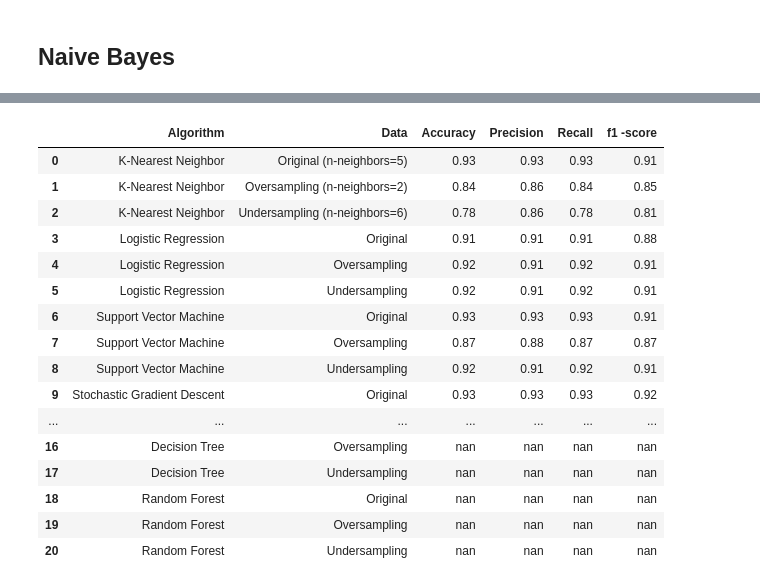
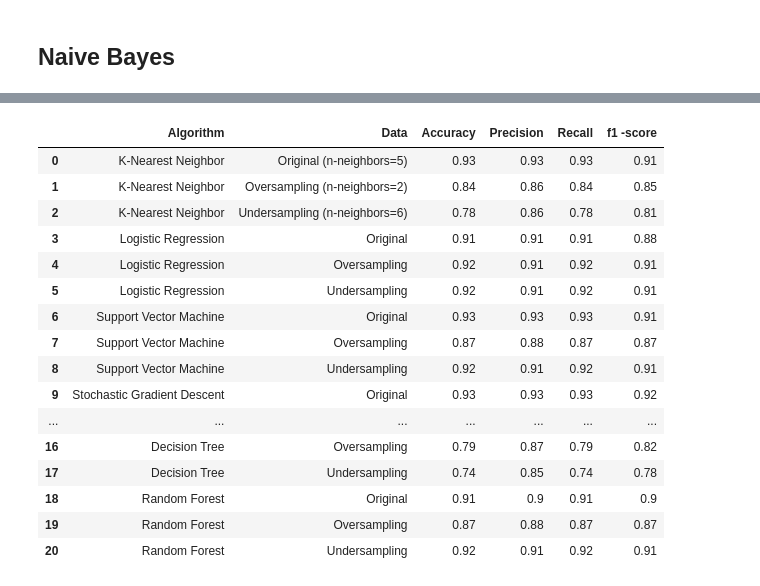
Before and after one commit to vnguye12/vy_capstone1, a Jupyter notebook: Capstone1.ipynb, the cells around one changed output, grey strips where cells are left out. Cells and saved outputs as stored; diff of their text form; code cells hidden in the pictures.

```diff
--- a/Capstone1.ipynb
+++ b/Capstone1.ipynb
@@ -1121,24 +1331,24 @@ ImportError: cannot import name '_check_sample_weight' from 'sklearn.utils.valid
 # %%
-result=pd.read_excel('/Users/vnguyenair/Desktop/vy_capstone1/Result-2.xlsx')
+result=pd.read_excel('/Users/vnguyenair/Desktop/vy_capstone1/Result.xlsx')
 result.style.set_properties(subset=['Accuracy'], **{'width': '100px'})
 # %% [output]
 |  | Algorithm | Data | Accuracy | Precision | Recall | f1 -score |
 | 0 | K-Nearest Neighbor | Original (n-neighbors=5) | 0.93 | 0.93 | 0.93 | 0.91 |
 | 1 | K-Nearest Neighbor | Oversampling (n-neighbors=2) | 0.84 | 0.86 | 0.84 | 0.85 |
 | 2 | K-Nearest Neighbor | Undersampling (n-neighbors=6) | 0.78 | 0.86 | 0.78 | 0.81 |
 | 3 | Logistic Regression | Original | 0.91 | 0.91 | 0.91 | 0.88 |
 | 4 | Logistic Regression | Oversampling | 0.92 | 0.91 | 0.92 | 0.91 |
 | 5 | Logistic Regression | Undersampling | 0.92 | 0.91 | 0.92 | 0.91 |
 | 6 | Support Vector Machine | Original | 0.93 | 0.93 | 0.93 | 0.91 |
 | 7 | Support Vector Machine | Oversampling | 0.87 | 0.88 | 0.87 | 0.87 |
 | 8 | Support Vector Machine | Undersampling | 0.92 | 0.91 | 0.92 | 0.91 |
 | 9 | Stochastic Gradient Descent | Original | 0.93 | 0.93 | 0.93 | 0.92 |
 | ... | ... | ... | ... | ... | ... | ... |
-| 16 | Decision Tree | Oversampling | nan | nan | nan | nan |
-| 17 | Decision Tree | Undersampling | nan | nan | nan | nan |
-| 18 | Random Forest | Original | nan | nan | nan | nan |
-| 19 | Random Forest | Oversampling | nan | nan | nan | nan |
-| 20 | Random Forest | Undersampling | nan | nan | nan | nan |
+| 16 | Decision Tree | Oversampling | 0.79 | 0.87 | 0.79 | 0.82 |
+| 17 | Decision Tree | Undersampling | 0.74 | 0.85 | 0.74 | 0.78 |
+| 18 | Random Forest | Original | 0.91 | 0.9 | 0.91 | 0.9 |
+| 19 | Random Forest | Oversampling | 0.87 | 0.88 | 0.87 | 0.87 |
+| 20 | Random Forest | Undersampling | 0.92 | 0.91 | 0.92 | 0.91 |
 # %%
 df_one=df.loc[df['bad'] == 1, :]
 df_zero=df.loc[df['bad']==0,:]
```
Also changed, not shown: parts of 47 cells of this notebook.
